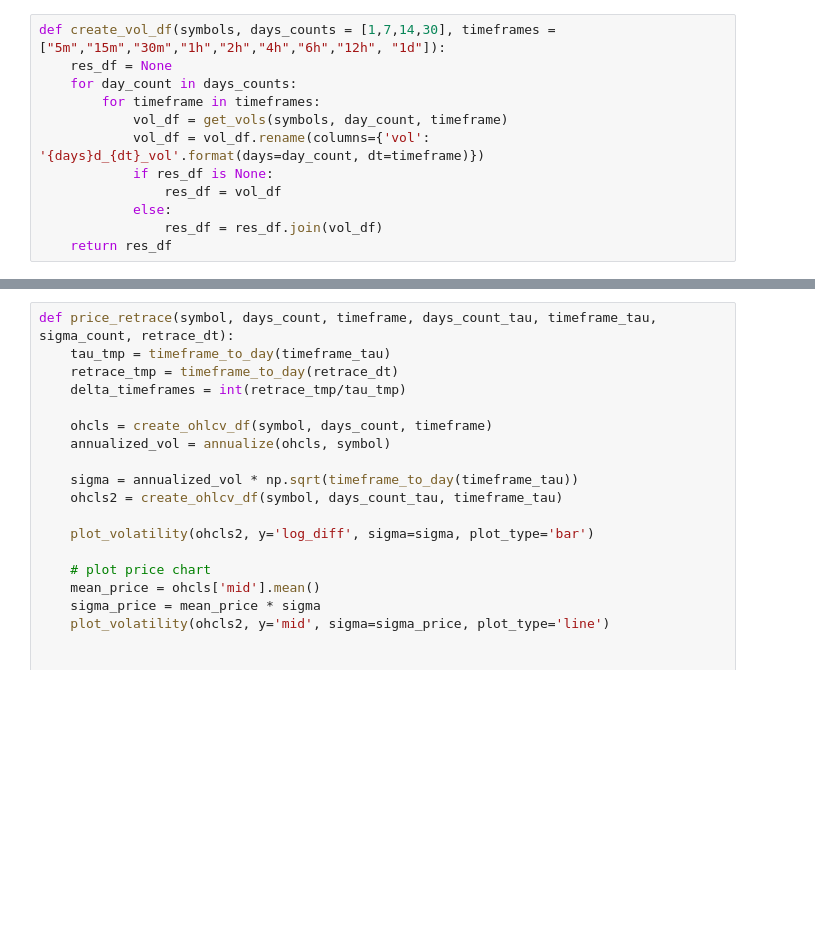
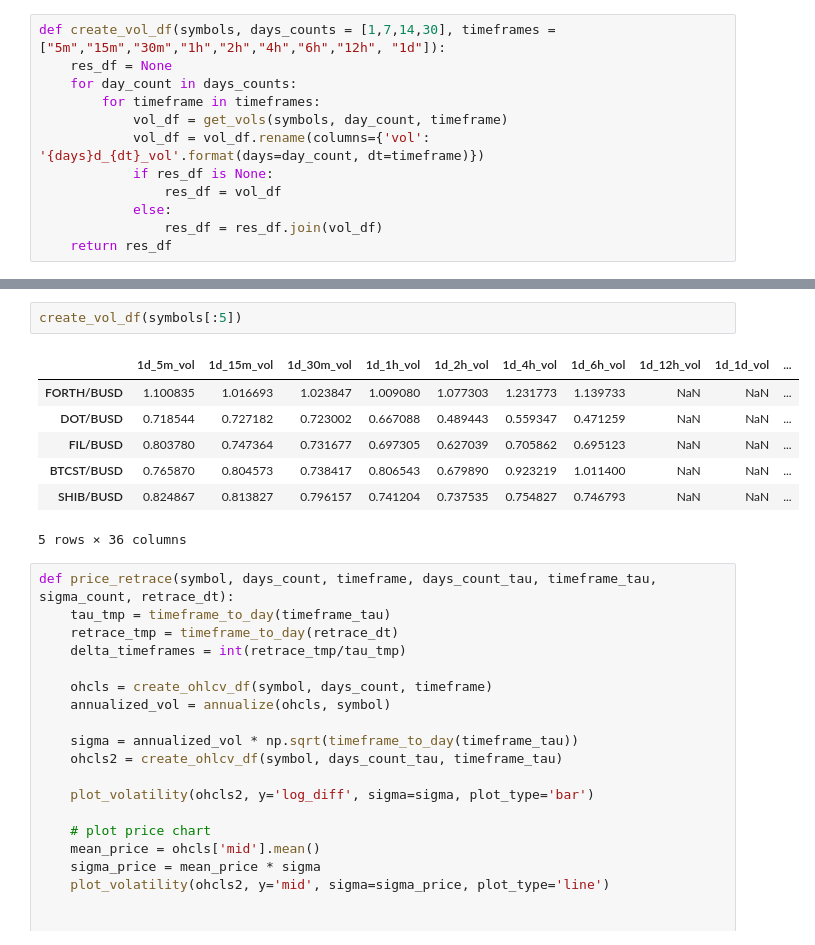
Before and after one commit to cenyG/crypto_volatility, a Jupyter notebook: volatility.ipynb, the cells around one changed output, grey strips where cells are left out. Cells and saved outputs as stored; diff of their text form; blank space fills up the shorter version.

```diff
--- a/volatility.ipynb
+++ b/volatility.ipynb
@@ -220,3 +219,13 @@ iter_two('ALPINE/BUSD', 14, '1h', 5, '5m')
+# %%
+create_vol_df(symbols[:5])
+# %% [output]
+|  | 1d_5m_vol | 1d_15m_vol | 1d_30m_vol | 1d_1h_vol | 1d_2h_vol | 1d_4h_vol | 1d_6h_vol | 1d_12h_vol | 1d_1d_vol | ... |
+| FORTH/BUSD | 1.100835 | 1.016693 | 1.023847 | 1.009080 | 1.077303 | 1.231773 | 1.139733 | NaN | NaN | ... |
+| DOT/BUSD | 0.718544 | 0.727182 | 0.723002 | 0.667088 | 0.489443 | 0.559347 | 0.471259 | NaN | NaN | ... |
+| FIL/BUSD | 0.803780 | 0.747364 | 0.731677 | 0.697305 | 0.627039 | 0.705862 | 0.695123 | NaN | NaN | ... |
+| BTCST/BUSD | 0.765870 | 0.804573 | 0.738417 | 0.806543 | 0.679890 | 0.923219 | 1.011400 | NaN | NaN | ... |
+| SHIB/BUSD | 0.824867 | 0.813827 | 0.796157 | 0.741204 | 0.737535 | 0.754827 | 0.746793 | NaN | NaN | ... |
+5 rows × 36 columns
 # %%
 def price_retrace(symbol, days_count, timeframe, days_count_tau, timeframe_tau, sigma_count, retrace_dt):
     tau_tmp = timeframe_to_day(timeframe_tau)
```
Also changed, not shown: parts of 6 cells of this notebook.
